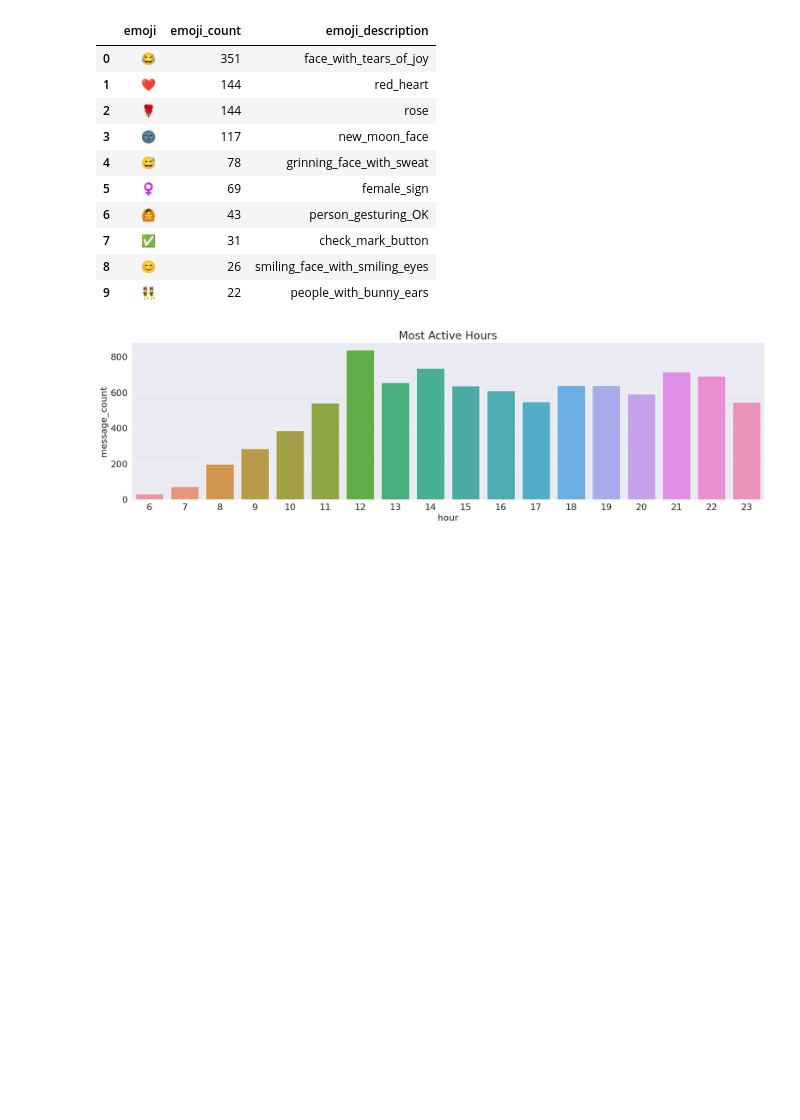
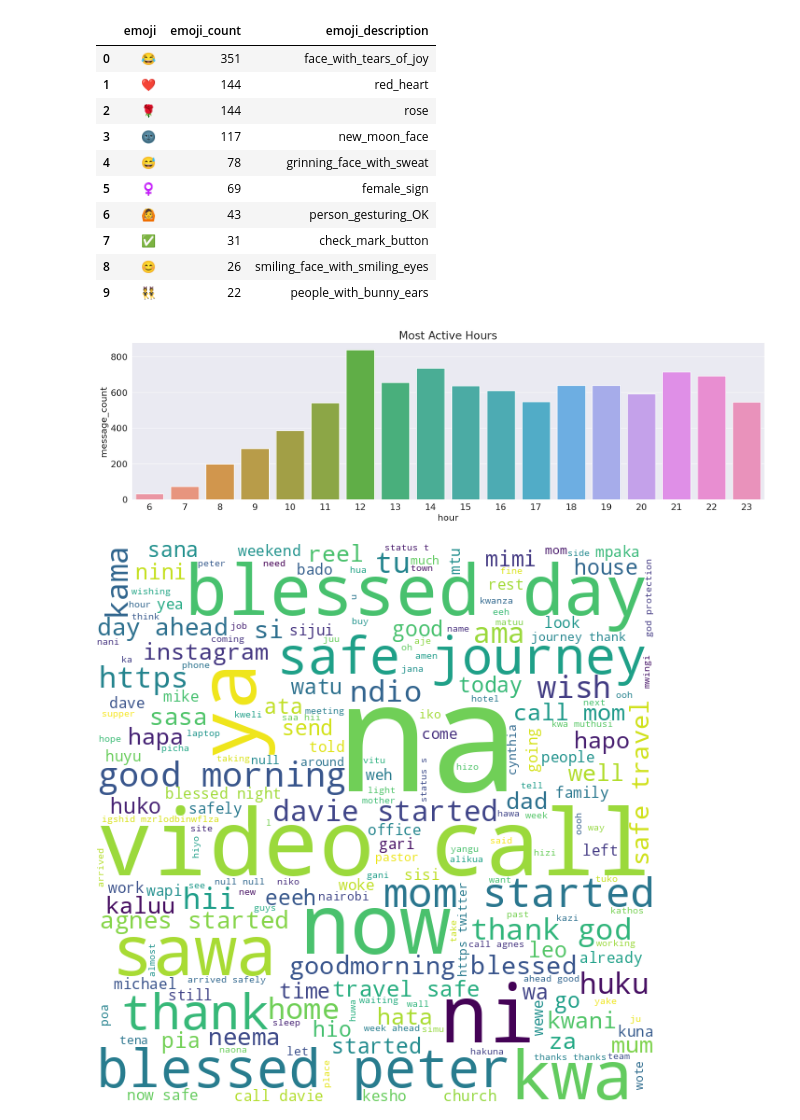
Before and after one commit to Agnes-Kalunda/chat-analysis, a Jupyter notebook: main.ipynb, the cells around one changed output. Saved outputs shown, nothing was run; the diff lists cells and outputs as text; code cells hidden in the pictures; blank space fills up the shorter version.

```diff
--- a/main.ipynb
+++ b/main.ipynb
@@ -346,3 +346,7 @@ wordcloud = WordCloud(width = 600, height = 600,
                 background_color ='white',
                 stopwords = stopwords,
                 min_font_size = 8).generate(comment_words)
+# %%
+wordcloud.to_image()
+# %% [output]
+[figure, added]
```
